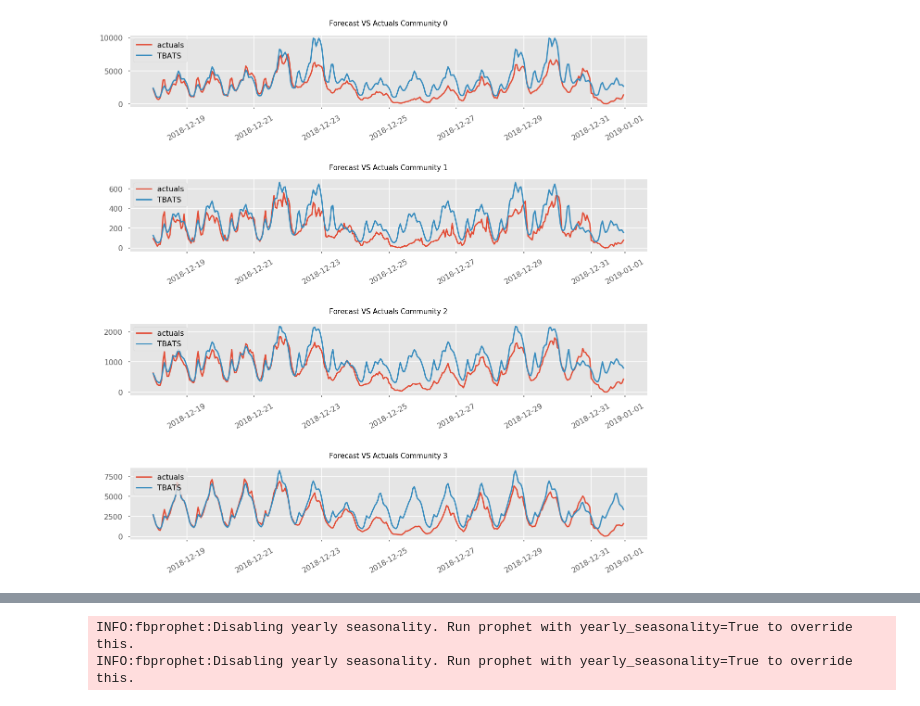
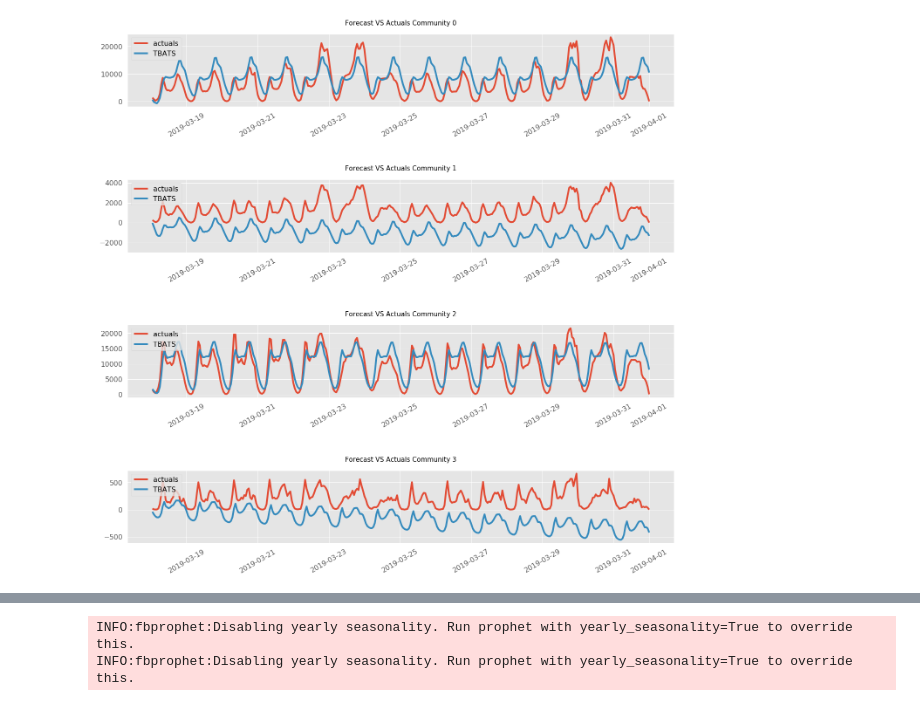
Before and after one commit to brhirsch/statistical_analysis_of_chicago_rideshare_volume, a Jupyter notebook: Testing Time series v1.ipynb, the cells around one changed output, grey strips where cells are left out. Drawn from its saved outputs; the diff is of its cells as text; code cells hidden in the pictures.

```diff
--- a/Testing Time series v1.ipynb
+++ b/Testing Time series v1.ipynb
@@ -139,0 +168,30 @@ com3_y_to_test = com3_y.iloc[(len(com3_y)-336):] # last two weeks for testing
+# %%
+#Make testing and training sets for each community
+
+#Community 0
+com0_y = com0['trip_count']
+
+com0_y_to_train = com0_y.iloc[len(com0_y)-1008:(len(com0_y)-336)]
+
+com0_y_to_test = com0_y.iloc[(len(com0_y)-336):] # last two weeks for testing
+
+#Community 1
+com1_y = com1['trip_count']
+
+com1_y_to_train = com1_y.iloc[len(com1_y)-1008:(len(com1_y)-336)]
+
+com1_y_to_test = com1_y.iloc[(len(com1_y)-336):] # last two weeks for testing
+
+#Community 2
+com2_y = com2['trip_count']
+
+com2_y_to_train = com2_y.iloc[len(com2_y)-1008:(len(com2_y)-336)]
+
+com2_y_to_test = com2_y.iloc[(len(com2_y)-336):] # last two weeks for testing
+
+#Community 3
+com3_y = com3['trip_count']
+
+com3_y_to_train = com3_y.iloc[len(com3_y)-1008:(len(com3_y)-336)]
+
+com3_y_to_test = com3_y.iloc[(len(com3_y)-336):] # last two weeks for testing
@@ -192,35 +252,35 @@ AIC 21173.521208
 fig, (ax1,ax2,ax3,ax4)=plt.subplots(4,1,figsize=(20,20))
 fig.subplots_adjust(hspace=1)
 plt.xticks(rotation=90)
 
 #Function to plot TBATS test results
 def plot_test_tbats(actual,forecast,ax,title):
 
     test_df=pd.DataFrame(data={'actual':actual,'tbats_forecast':forecast})
 
     ax.plot(test_df.actual,label='actuals')
 
     ax.plot(test_df.tbats_forecast,label='TBATS')
 
 
     ax.legend(loc='upper left')
 
     ax.set_title(title,fontsize=15,pad=20)
 
     for tick in ax.get_xticklabels():
         tick.set_rotation(30)
 
 
 #Plot for community 0
-plot_test_tbats(com0_y_to_test,com0_y_forecast,ax1,'Forecast VS Actuals Community 0')
+plot_test_tbats(com0_y_to_test,com0_stepwise_sarima_forecast,ax1,'Forecast VS Actuals Community 0')
 
 #Plot for community 1
-plot_test_tbats(com1_y_to_test,com1_y_forecast,ax2,'Forecast VS Actuals Community 1')
+plot_test_tbats(com1_y_to_test,com1_stepwise_sarima_forecast,ax2,'Forecast VS Actuals Community 1')
 
 #Plot for community 2
-plot_test_tbats(com2_y_to_test,com2_y_forecast,ax3,'Forecast VS Actuals Community 2')
+plot_test_tbats(com2_y_to_test,com2_stepwise_sarima_forecast,ax3,'Forecast VS Actuals Community 2')
 
 #Plot for community 3
-plot_test_tbats(com3_y_to_test,com3_y_forecast,ax4,'Forecast VS Actuals Community 3')
+plot_test_tbats(com3_y_to_test,com3_stepwise_sarima_forecast,ax4,'Forecast VS Actuals Community 3')
 # %% [output]
-[figure, old version]
+[figure, new version]
```
Also changed, not shown: parts of 29 cells of this notebook, 2 other files.
